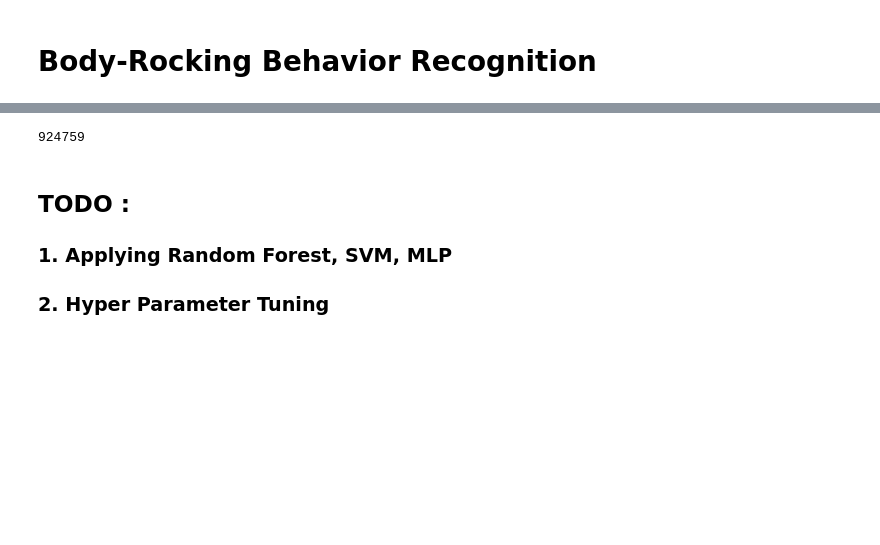
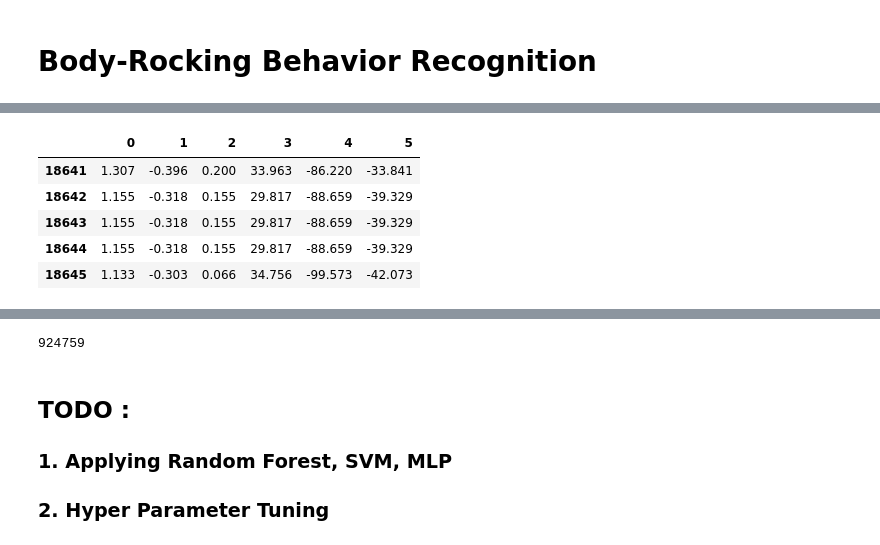
Before and after one commit to adityag3/Body-Rocking-Behavior-Recognition, a Jupyter notebook: SMM.ipynb, the cells around one changed output, grey strips where cells are left out. Cells and saved outputs as stored; diff of their text form; code cells hidden in the pictures; blank space fills up the shorter version.

```diff
--- a/SMM.ipynb
+++ b/SMM.ipynb
@@ -31,6 +104,15 @@ dataW = pd.concat(dataWList, axis=0, join='outer', join_axes=None, ignore_index=
 dataOP = pd.concat(dataOPList, axis=0, join='outer', join_axes=None, ignore_index=False,\
           keys=None, levels=None, names=None, verify_integrity=False,\
           copy=True)
+# %%
+dataA.tail()
+# %% [output]
+|  | 0 | 1 | 2 | 3 | 4 | 5 |
+| 18641 | 1.307 | -0.396 | 0.200 | 33.963 | -86.220 | -33.841 |
+| 18642 | 1.155 | -0.318 | 0.155 | 29.817 | -88.659 | -39.329 |
+| 18643 | 1.155 | -0.318 | 0.155 | 29.817 | -88.659 | -39.329 |
+| 18644 | 1.155 | -0.318 | 0.155 | 29.817 | -88.659 | -39.329 |
+| 18645 | 1.133 | -0.303 | 0.066 | 34.756 | -99.573 | -42.073 |
 # %%
 result = pd.concat([dataA, dataW], axis=1)
 result.columns = range(result.shape[1])
```
Also changed, not shown: parts of 9 cells of this notebook.
